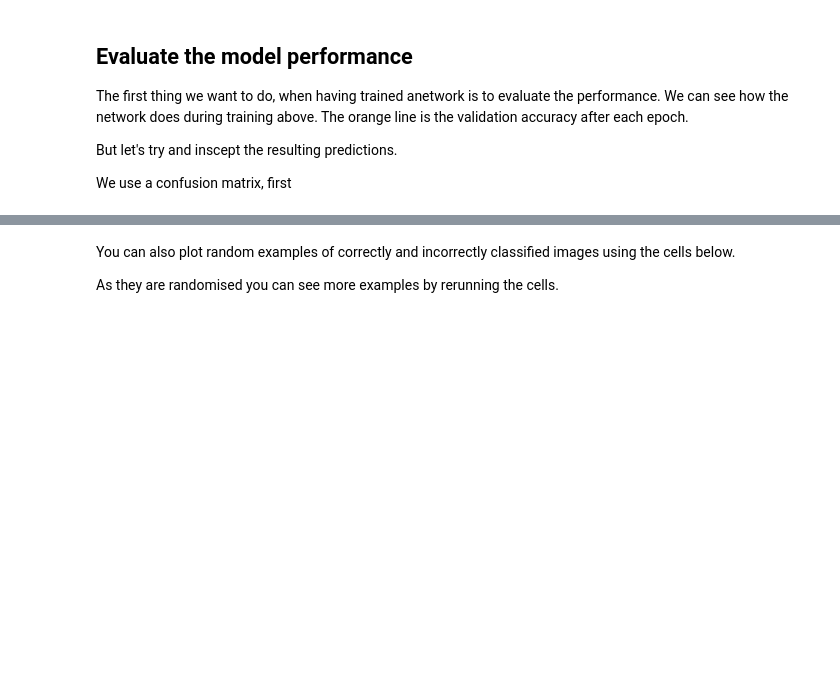
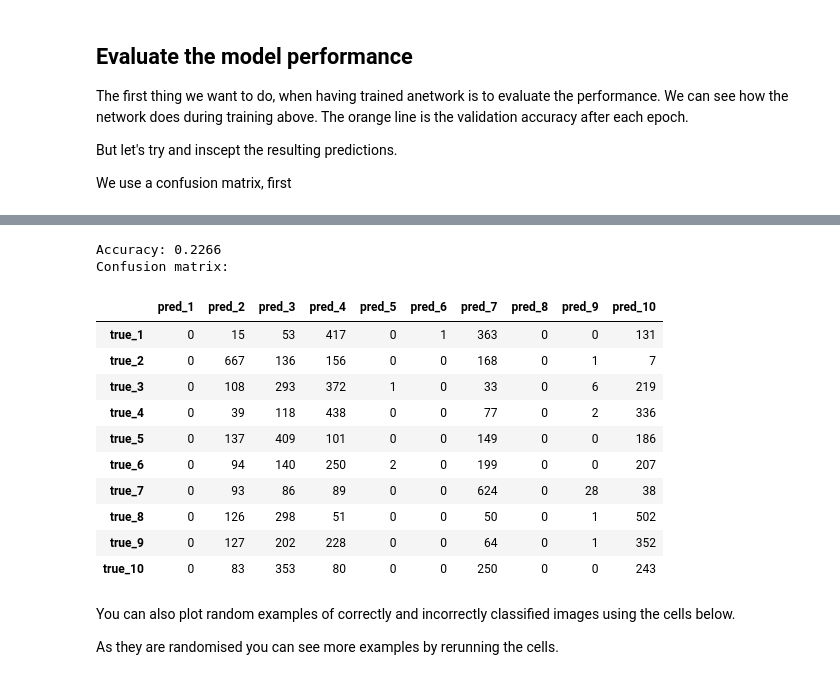
Before and after one commit to leoilab/deeplearning-workshop, a Jupyter notebook: Exercise 1 - MNIST.ipynb, the cells around one changed output, grey strips where cells are left out. Saved outputs shown, nothing was run; the diff lists cells and outputs as text; code cells hidden in the pictures; blank space fills up the shorter version.

```diff
--- a/Exercise 1 - MNIST.ipynb
+++ b/Exercise 1 - MNIST.ipynb
@@ -281,5 +282,5 @@ import pandas as pd
 
 y_pred = model.predict_generator(valid_gen, verbose=1)
 y_hat = np.argmax(y_pred, axis=1)
-y_true = valid_gen.classes
+y_true = np.argmax(valid_gen.y, axis=1)
 # %% [output]
@@ -288,7 +288,21 @@ AttributeError: 'NumpyArrayIterator' object has no attribute 'classes'
 # %%
 print('Accuracy: %0.4f' % accuracy_score(y_true, y_hat))
 print('Confusion matrix:')
-print_confusion_matrix(y_true, y_hat)
+print_confusion_matrix(y_true, y_hat, classes=list(map(str, range(1, 11))))
+# %% [output]
+Accuracy: 0.2266
+Confusion matrix:
+|  | pred_1 | pred_2 | pred_3 | pred_4 | pred_5 | pred_6 | pred_7 | pred_8 | pred_9 | pred_10 |
+| true_1 | 0 | 15 | 53 | 417 | 0 | 1 | 363 | 0 | 0 | 131 |
+| true_2 | 0 | 667 | 136 | 156 | 0 | 0 | 168 | 0 | 1 | 7 |
+| true_3 | 0 | 108 | 293 | 372 | 1 | 0 | 33 | 0 | 6 | 219 |
+| true_4 | 0 | 39 | 118 | 438 | 0 | 0 | 77 | 0 | 2 | 336 |
+| true_5 | 0 | 137 | 409 | 101 | 0 | 0 | 149 | 0 | 0 | 186 |
+| true_6 | 0 | 94 | 140 | 250 | 2 | 0 | 199 | 0 | 0 | 207 |
+| true_7 | 0 | 93 | 86 | 89 | 0 | 0 | 624 | 0 | 28 | 38 |
+| true_8 | 0 | 126 | 298 | 51 | 0 | 0 | 50 | 0 | 1 | 502 |
+| true_9 | 0 | 127 | 202 | 228 | 0 | 0 | 64 | 0 | 1 | 352 |
+| true_10 | 0 | 83 | 353 | 80 | 0 | 0 | 250 | 0 | 0 | 243 |
 # %% [markdown]
 You can also plot random examples of correctly and incorrectly classified images using the cells below.
 
```
Also changed, not shown: parts of 16 cells of this notebook.
